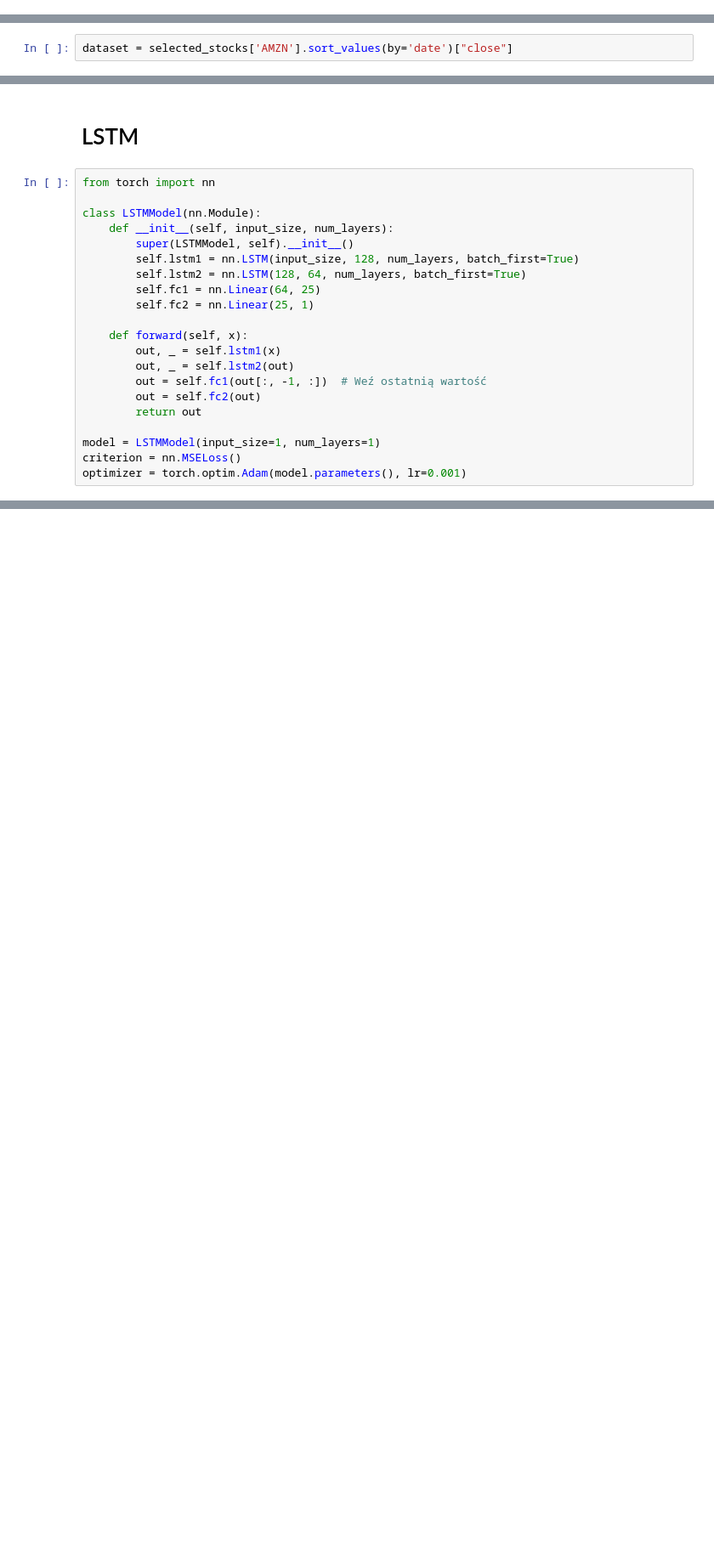
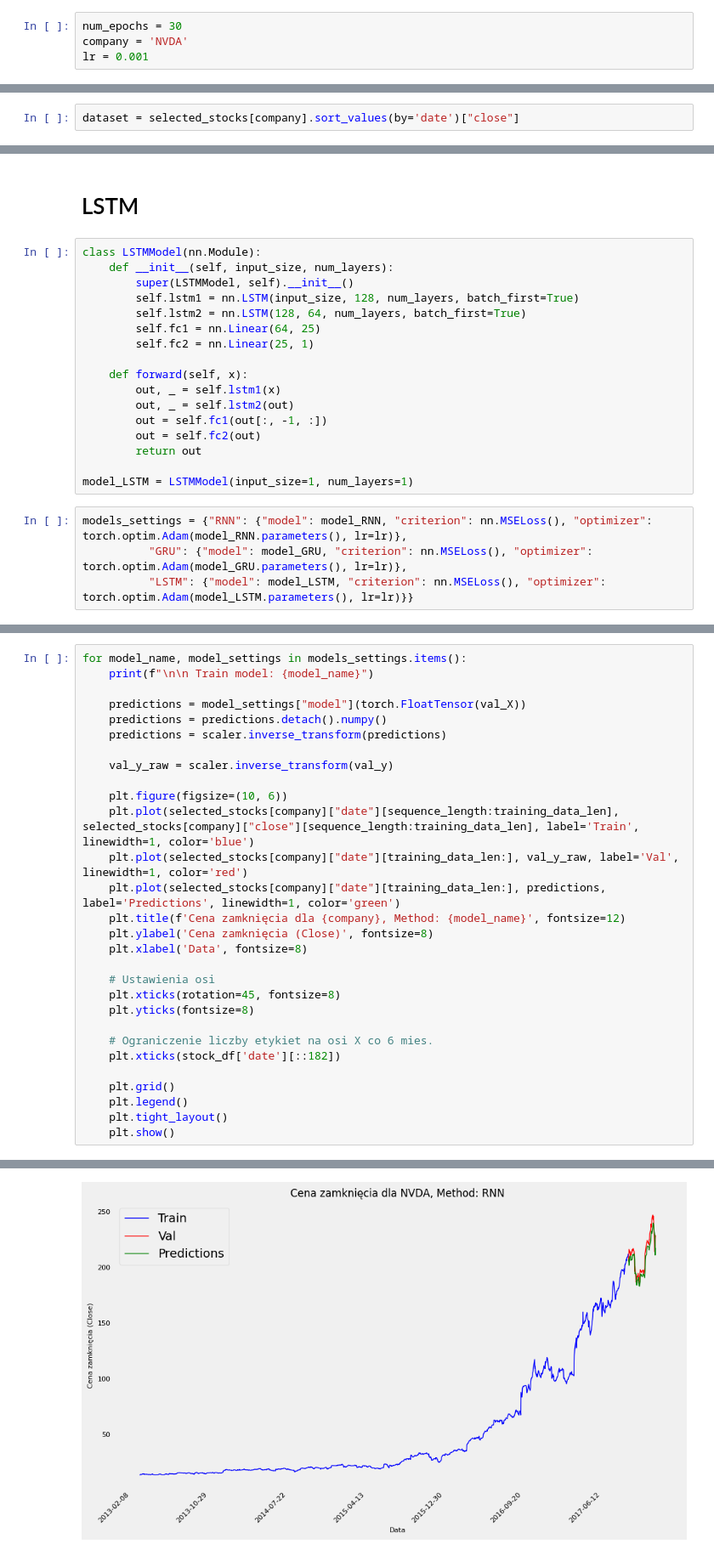
Before and after one commit to Michal287/S-P500-Copmaring-TimeSeries-Models, a Jupyter notebook: main.ipynb, the cells around one changed output, grey strips where cells are left out. Shown at 85% size. Saved outputs shown, nothing was run; the diff lists cells and outputs as text; blank space fills up the shorter version.

```diff
--- a/main.ipynb
+++ b/main.ipynb
@@ -259,4 +259,8 @@ plt.show()
 [figure]
 # %% [markdown]
 # Prediction
+# %%
+num_epochs = 30
+company = 'NVDA'
+lr = 0.001
 # %%
@@ -278,5 +281,5 @@ selected_stocks['AMZN'].sort_values(by='date')["close"]
 # %%
-dataset = selected_stocks['AMZN'].sort_values(by='date')["close"]
+dataset = selected_stocks[company].sort_values(by='date')["close"]
 # %%
 training_data_len = int(np.ceil( len(dataset) * .95 ))
 training_data_len
@@ -351,8 +384,6 @@ Rozmiar wejscia: torch.Size([16, 60, 1]), etykiety: torch.Size([16, 1])
 # %% [markdown]
 # LSTM
 # %%
-from torch import nn
-
 class LSTMModel(nn.Module):
     def __init__(self, input_size, num_layers):
         super(LSTMModel, self).__init__()
@@ -364,11 +395,13 @@ class LSTMModel(nn.Module):
     def forward(self, x):
         out, _ = self.lstm1(x)
         out, _ = self.lstm2(out)
-        out = self.fc1(out[:, -1, :])  # Weź ostatnią wartość
+        out = self.fc1(out[:, -1, :])
         out = self.fc2(out)
         return out
 
-model = LSTMModel(input_size=1, num_layers=1)
-criterion = nn.MSELoss()
-optimizer = torch.optim.Adam(model.parameters(), lr=0.001)
+model_LSTM = LSTMModel(input_size=1, num_layers=1)
+# %%
+models_settings = {"RNN": {"model": model_RNN, "criterion": nn.MSELoss(), "optimizer": torch.optim.Adam(model_RNN.parameters(), lr=lr)},
+          "GRU": {"model": model_GRU, "criterion": nn.MSELoss(), "optimizer": torch.optim.Adam(model_GRU.parameters(), lr=lr)},
+          "LSTM": {"model": model_LSTM, "criterion": nn.MSELoss(), "optimizer": torch.optim.Adam(model_LSTM.parameters(), lr=lr)}}
 # %%
@@ -414,0 +460,30 @@ KeyboardInterrupt:
+# %%
+for model_name, model_settings in models_settings.items():
+    print(f"\n\n Train model: {model_name}")
+
+    predictions = model_settings["model"](torch.FloatTensor(val_X))
+    predictions = predictions.detach().numpy()
+    predictions = scaler.inverse_transform(predictions)
+
+    val_y_raw = scaler.inverse_transform(val_y)
+
+    plt.figure(figsize=(10, 6))
+    plt.plot(selected_stocks[company]["date"][sequence_length:training_data_len], selected_stocks[company]["close"][sequence_length:training_data_len], label='Train', linewidth=1, color='blue')
+    plt.plot(selected_stocks[company]["date"][training_data_len:], val_y_raw, label='Val', linewidth=1, color='red')
+    plt.plot(selected_stocks[company]["date"][training_data_len:], predictions, label='Predictions', linewidth=1, color='green')
+    plt.title(f'Cena zamknięcia dla {company}, Method: {model_name}', fontsize=12)
+    plt.ylabel('Cena zamknięcia (Close)', fontsize=8)
+    plt.xlabel('Data', fontsize=8)
+
+    # Ustawienia osi
+    plt.xticks(rotation=45, fontsize=8)
+    plt.yticks(fontsize=8)
+
+    # Ograniczenie liczby etykiet na osi X co 6 mies.
+    plt.xticks(stock_df['date'][::182])
+
+    plt.grid()
+    plt.legend()
+    plt.tight_layout()
+    plt.show()
+# %% [output]
@@ -414,0 +491 @@ KeyboardInterrupt:
+[figure, added]
```
Also changed, not shown: parts of 15 cells of this notebook.
